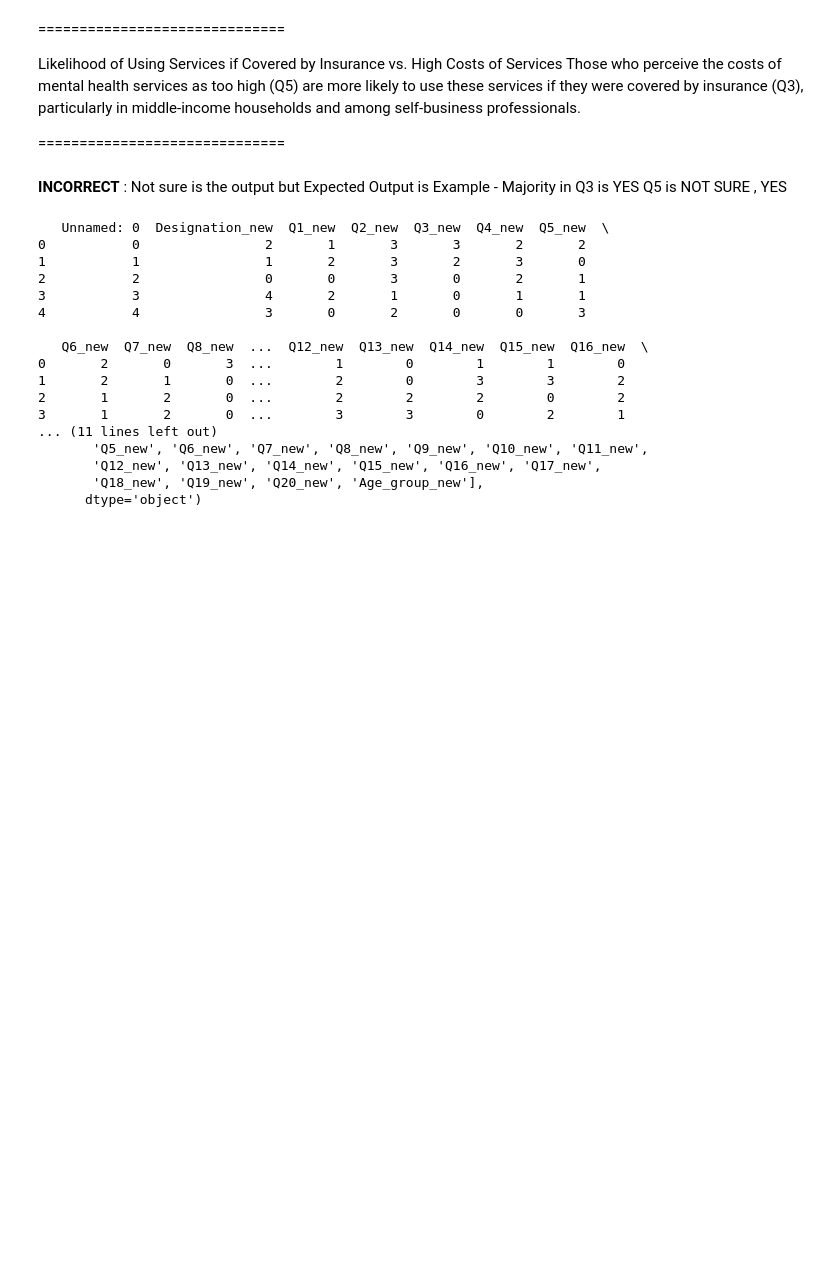
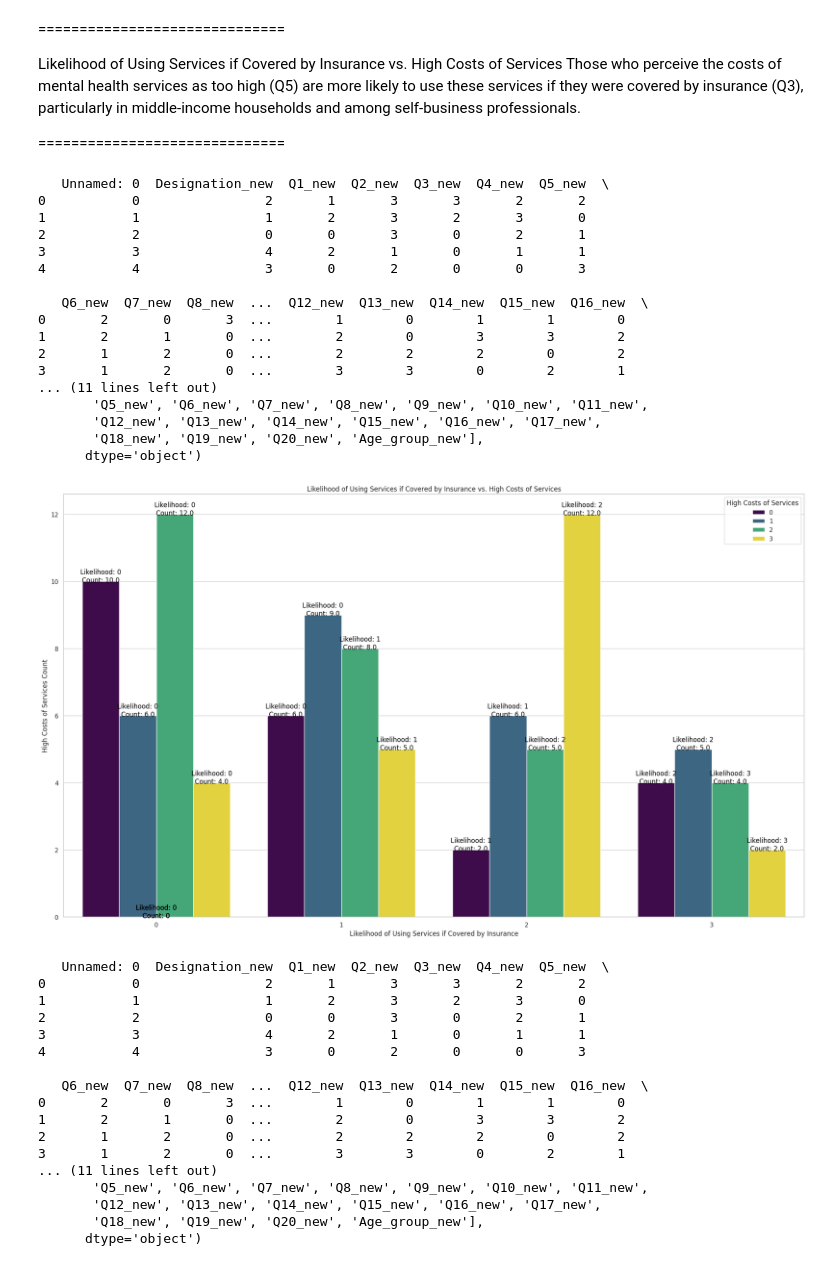
Before and after one commit to radhakrishnan-omotec/economics-eda-repo, a Jupyter notebook: Project_10_Mental_Health_Factors_EDA.ipynb, the cells around one changed output. Drawn from its saved outputs; the diff is of its cells as text; code cells hidden in the pictures; blank space fills up the shorter version.

```diff
--- a/Project_10_Mental_Health_Factors_EDA.ipynb
+++ b/Project_10_Mental_Health_Factors_EDA.ipynb
@@ -368,10 +368,69 @@ Those who perceive the costs of mental health services as too high (Q5) are more
 
 
 ==============================
-# %% [markdown]
-**INCORRECT**  : Not sure is the output but Expected Output is
-Example - Majority in Q3 is YES
-          Q5 is NOT SURE , YES
+# %%
+import pandas as pd
+import matplotlib.pyplot as plt
+import seaborn as sns
+
+# Read the CSV file
+df = pd.read_csv("/content/economics-eda-repo/Output-Health-Economics-EDA-CSV.csv")
+
+# Check the first few rows of the dataframe
+print(df.head())
+
+# Check the columns in the dataframe
+print(df.columns)
+
+# Assuming "Q5_new" and "Q3_new" columns exist
+if 'Q5_new' in df.columns and 'Q3_new' in df.columns:
+    # Set the figure size
+    plt.figure(figsize=(20, 12))
+
+    # Create the countplot
+    ax = sns.countplot(x="Q5_new", hue="Q3_new", data=df, palette='viridis')
+    plt.title("Likelihood of Using Services if Covered by Insurance vs. High Costs of Services")
+    plt.xlabel("Likelihood of Using Services if Covered by Insurance")
+    plt.ylabel("High Costs of Services Count")
+    plt.legend(title="High Costs of Services")
+
+    # Display count values along with x-axis categories and y-axis counts
+    for p in ax.patches:
+        height = p.get_height()  # y-axis value (count)
+        x_value = p.get_x() + p.get_width() / 2.  # Position for x
+        x_category = p.get_x() + p.get_width() / 2.  # Position for x label
+
+        # Extract the x-axis category label
+        x_tick_label = ax.get_xticklabels()[int(x_value)].get_text()
+
+        # Annotate with x-axis label, y-axis label, and the respective values
+        ax.annotate(f'Likelihood: {x_tick_label}\nCount: {height}', (x_value, height),
+                    ha='center', va='center', fontsize=12, color='black', xytext=(0, 10),
+                    textcoords='offset points')
+
+    plt.tight_layout()
+    plt.show()
+else:
+    print("Columns 'Q5_new' and/or 'Q3_new' not found in the CSV file.")
+# %% [output]
+   Unnamed: 0  Designation_new  Q1_new  Q2_new  Q3_new  Q4_new  Q5_new  \
+0           0                2       1       3       3       2       2
+1           1                1       2       3       2       3       0
+2           2                0       0       3       0       2       1
+3           3                4       2       1       0       1       1
+4           4                3       0       2       0       0       3
+
+   Q6_new  Q7_new  Q8_new  ...  Q12_new  Q13_new  Q14_new  Q15_new  Q16_new  \
+0       2       0       3  ...        1        0        1        1        0
+1       2       1       0  ...        2        0        3        3        2
+2       1       2       0  ...        2        2        2        0        2
+3       1       2       0  ...        3        3        0        2        1
+... (11 lines left out)
+       'Q5_new', 'Q6_new', 'Q7_new', 'Q8_new', 'Q9_new', 'Q10_new', 'Q11_new',
+       'Q12_new', 'Q13_new', 'Q14_new', 'Q15_new', 'Q16_new', 'Q17_new',
+       'Q18_new', 'Q19_new', 'Q20_new', 'Age_group_new'],
+      dtype='object')
+[figure, added]
 # %%
 import pandas as pd
 import matplotlib.pyplot as plt
```
Also changed, not shown: parts of 3 cells of this notebook.
